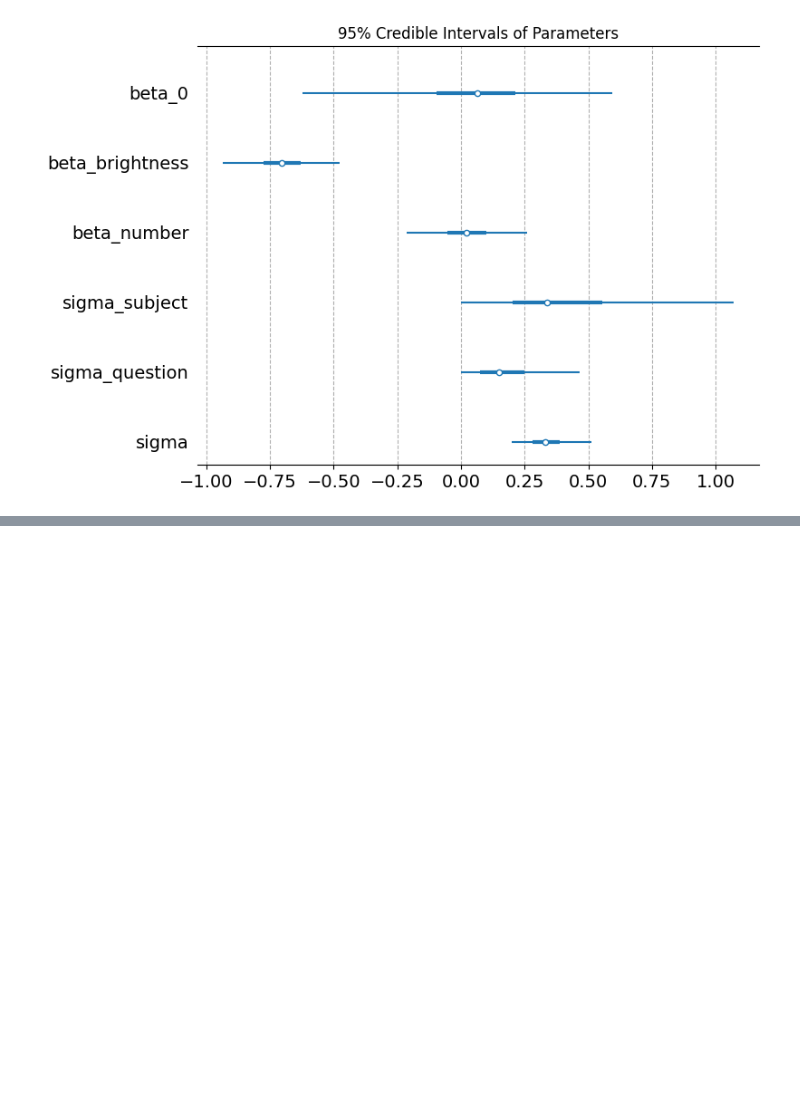
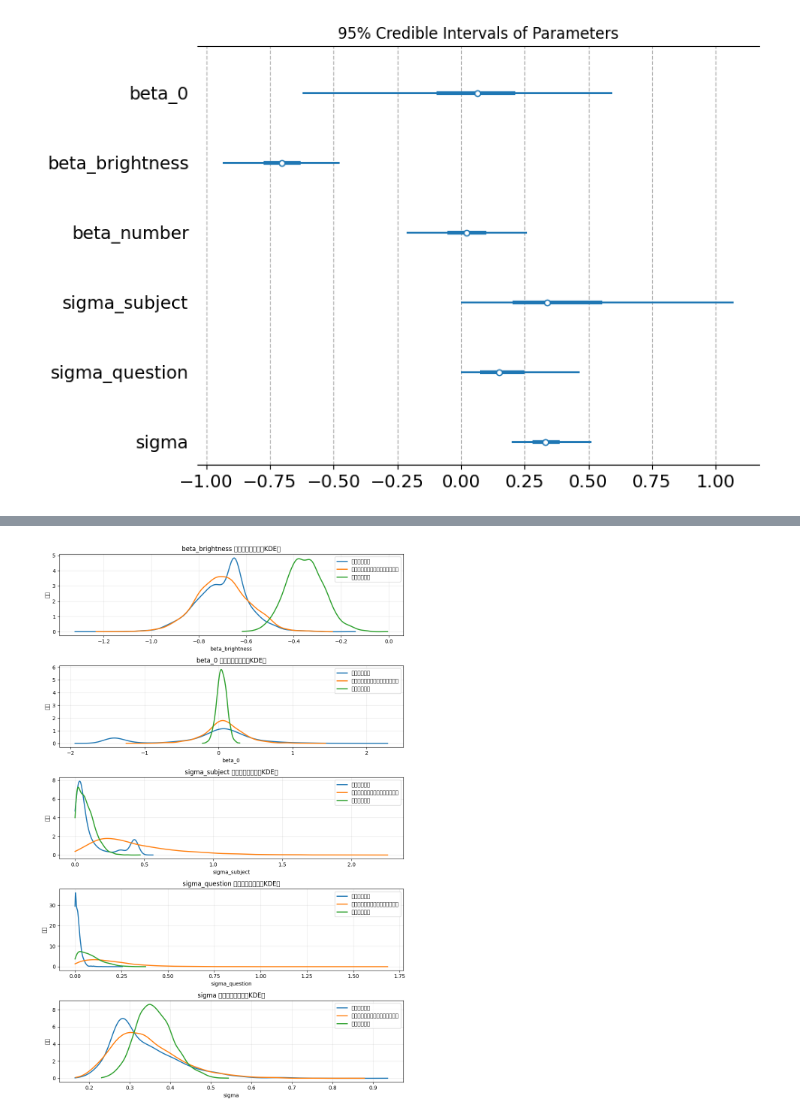
Before and after one commit to shun999/je, a Jupyter notebook: 20251230/MixedModel.ipynb, the cells around one changed output, grey strips where cells are left out. Saved outputs shown, nothing was run; the diff lists cells and outputs as text; code cells hidden in the pictures; blank space fills up the shorter version.

```diff
--- a/20251230/MixedModel.ipynb
+++ b/20251230/MixedModel.ipynb
@@ -371,0 +715,32 @@ plt.show()
+# %%
+# ============================================
+# 感度分析結果の可視化：KDEプロット（より滑らかな分布）
+# ============================================
+
+from scipy import stats
+
+fig, axes = plt.subplots(len(key_params), 1, figsize=(10, 3*len(key_params)))
+if len(key_params) == 1:
+    axes = [axes]
+
+for idx, param in enumerate(key_params):
+    ax = axes[idx]
+
+    for config_name, trace_sens in traces.items():
+        if param in trace_sens.posterior:
+            samples = trace_sens.posterior[param].values.flatten()
+            # KDEプロット
+            kde = stats.gaussian_kde(samples)
+            x_range = np.linspace(samples.min(), samples.max(), 200)
+            ax.plot(x_range, kde(x_range), label=config_name, linewidth=2)
+
+    ax.set_xlabel(param)
+    ax.set_ylabel("密度")
+    ax.set_title(f"{param} の事後分布比較（KDE）")
+    ax.legend()
+    ax.grid(True, alpha=0.3)
+
+plt.tight_layout()
+plt.show()
+# %% [output]
+[figure, added]
```
Also changed, not shown: parts of 8 cells of this notebook.
